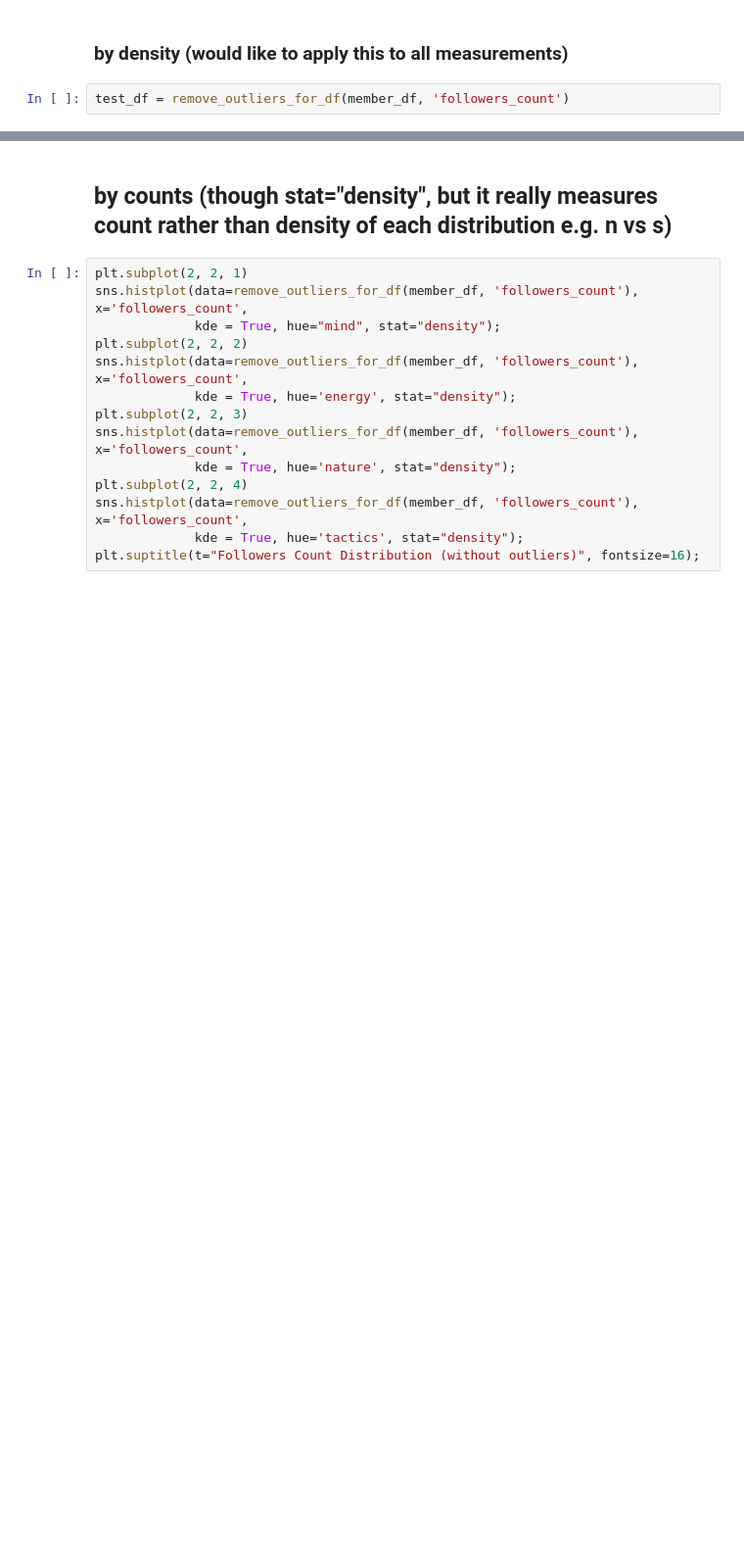
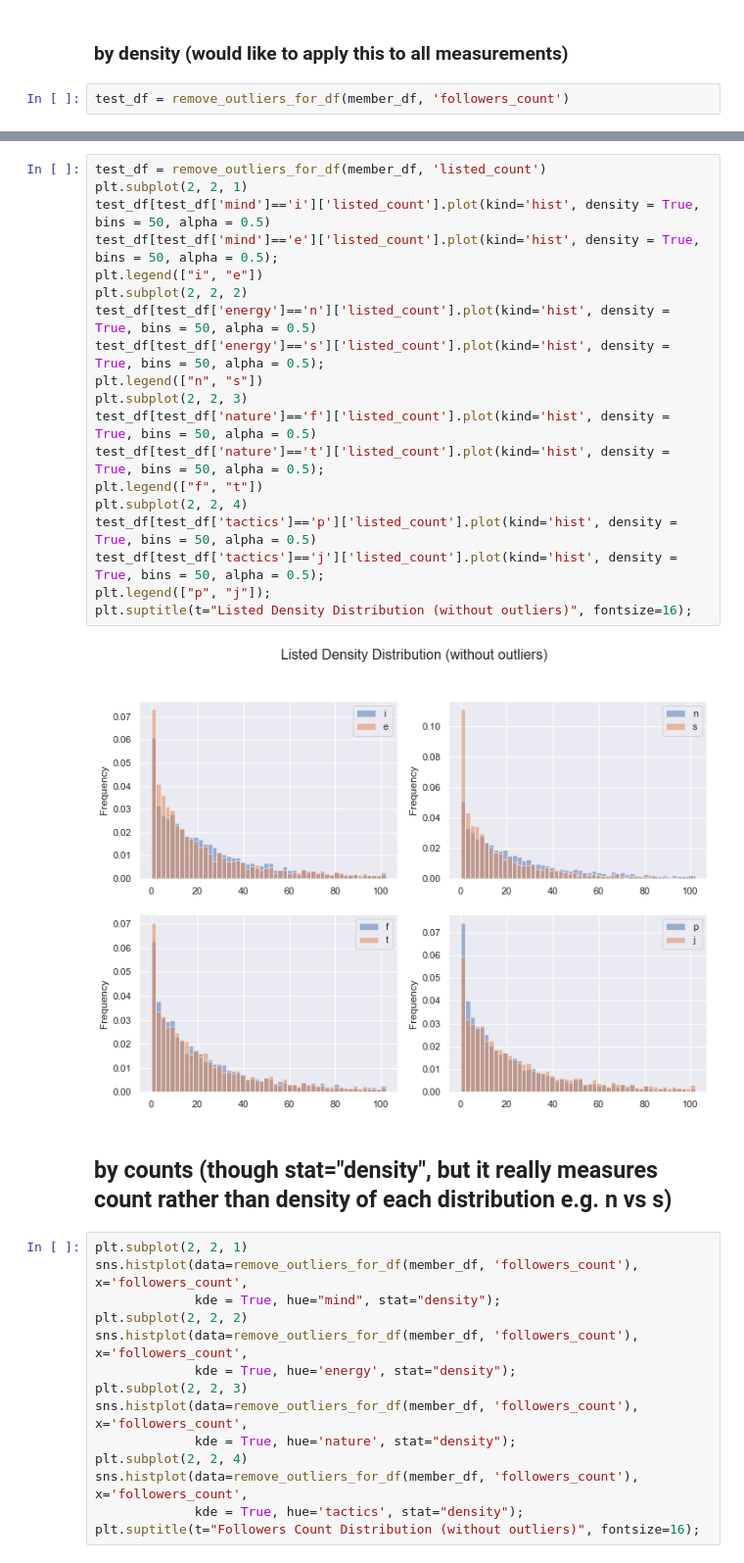
Before and after one commit to Skylar-Shi/MBTI_Data_Analysis_Project, a Jupyter notebook: EDACheckpointGroup_Sp23_RandomName.ipynb, the cells around one changed output, grey strips where cells are left out. Shown at 98% size. Saved outputs shown, nothing was run; the diff lists cells and outputs as text; blank space fills up the shorter version.

```diff
--- a/EDACheckpointGroup_Sp23_RandomName.ipynb
+++ b/EDACheckpointGroup_Sp23_RandomName.ipynb
@@ -1065,3 +1089,24 @@ plt.suptitle(t="Followers Count Distribution (without outliers)", fontsize=16);
+# %%
+test_df = remove_outliers_for_df(member_df, 'listed_count')
+plt.subplot(2, 2, 1)
+test_df[test_df['mind']=='i']['listed_count'].plot(kind='hist', density = True, bins = 50, alpha = 0.5)
+test_df[test_df['mind']=='e']['listed_count'].plot(kind='hist', density = True, bins = 50, alpha = 0.5);
+plt.legend(["i", "e"])
+plt.subplot(2, 2, 2)
+test_df[test_df['energy']=='n']['listed_count'].plot(kind='hist', density = True, bins = 50, alpha = 0.5)
+test_df[test_df['energy']=='s']['listed_count'].plot(kind='hist', density = True, bins = 50, alpha = 0.5);
+plt.legend(["n", "s"])
+plt.subplot(2, 2, 3)
+test_df[test_df['nature']=='f']['listed_count'].plot(kind='hist', density = True, bins = 50, alpha = 0.5)
+test_df[test_df['nature']=='t']['listed_count'].plot(kind='hist', density = True, bins = 50, alpha = 0.5);
+plt.legend(["f", "t"])
+plt.subplot(2, 2, 4)
+test_df[test_df['tactics']=='p']['listed_count'].plot(kind='hist', density = True, bins = 50, alpha = 0.5)
+test_df[test_df['tactics']=='j']['listed_count'].plot(kind='hist', density = True, bins = 50, alpha = 0.5);
+plt.legend(["p", "j"]);
+plt.suptitle(t="Listed Density Distribution (without outliers)", fontsize=16);
+# %% [output]
+[figure, added]
 # %% [markdown]
 ## by counts (though stat="density", but it really measures count rather than density of each distribution e.g. n vs s)
 # %%
```
Also changed, not shown: parts of 35 cells of this notebook.
